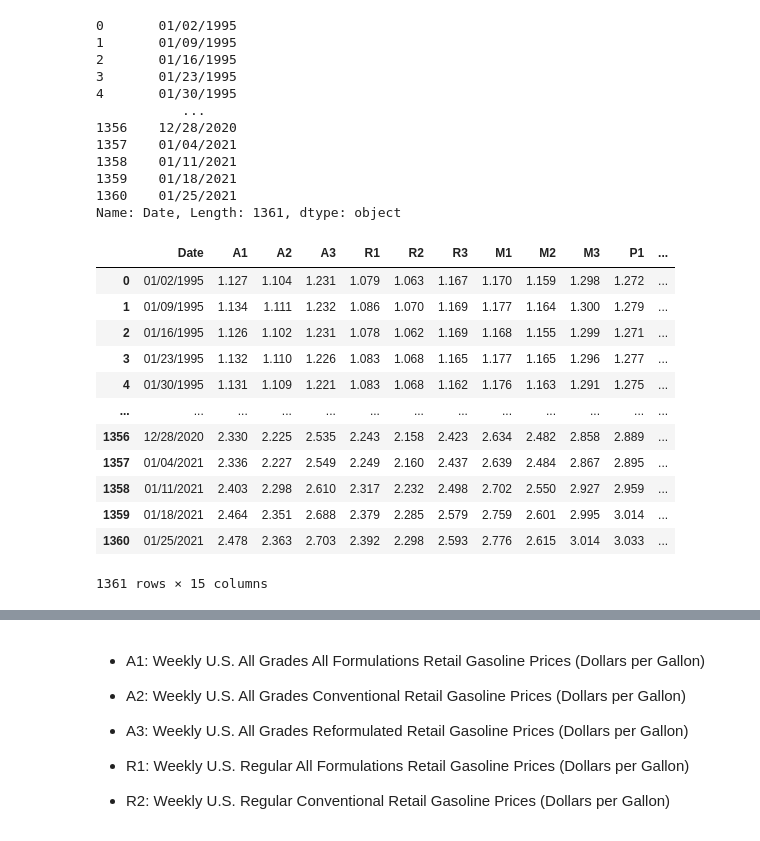
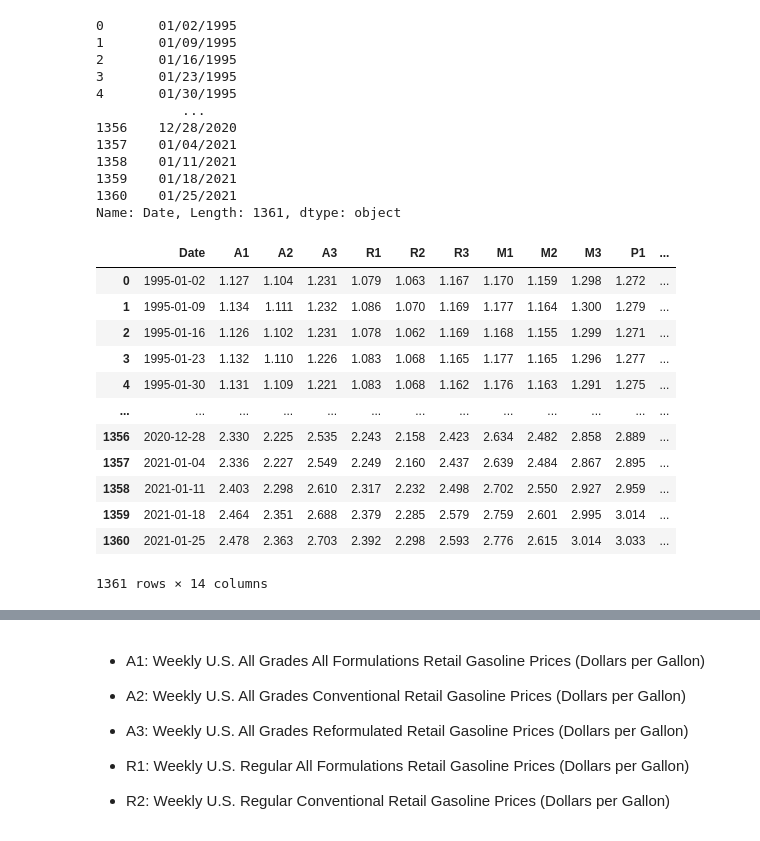
Before and after one commit to EribertoContreras/gas_prices_project, a Jupyter notebook: gas_prices_project.ipynb, the cells around one changed output, grey strips where cells are left out. Cells and saved outputs as stored; diff of their text form; code cells hidden in the pictures.

```diff
--- a/gas_prices_project.ipynb
+++ b/gas_prices_project.ipynb
@@ -169,20 +171,20 @@ gas_prices.Date
 1360    01/25/2021
 Name: Date, Length: 1361, dtype: object
 # %%
-gas_prices['t'] = pd.to_datetime(gas_prices['Date'],format='%m/%d/%Y')
+gas_prices['Date'] = pd.to_datetime(gas_prices['Date'],format='%m/%d/%Y')
 gas_prices
 # %% [output]
 |  | Date | A1 | A2 | A3 | R1 | R2 | R3 | M1 | M2 | M3 | P1 | ... |
-| 0 | 01/02/1995 | 1.127 | 1.104 | 1.231 | 1.079 | 1.063 | 1.167 | 1.170 | 1.159 | 1.298 | 1.272 | ... |
-| 1 | 01/09/1995 | 1.134 | 1.111 | 1.232 | 1.086 | 1.070 | 1.169 | 1.177 | 1.164 | 1.300 | 1.279 | ... |
-| 2 | 01/16/1995 | 1.126 | 1.102 | 1.231 | 1.078 | 1.062 | 1.169 | 1.168 | 1.155 | 1.299 | 1.271 | ... |
-| 3 | 01/23/1995 | 1.132 | 1.110 | 1.226 | 1.083 | 1.068 | 1.165 | 1.177 | 1.165 | 1.296 | 1.277 | ... |
-| 4 | 01/30/1995 | 1.131 | 1.109 | 1.221 | 1.083 | 1.068 | 1.162 | 1.176 | 1.163 | 1.291 | 1.275 | ... |
+| 0 | 1995-01-02 | 1.127 | 1.104 | 1.231 | 1.079 | 1.063 | 1.167 | 1.170 | 1.159 | 1.298 | 1.272 | ... |
+| 1 | 1995-01-09 | 1.134 | 1.111 | 1.232 | 1.086 | 1.070 | 1.169 | 1.177 | 1.164 | 1.300 | 1.279 | ... |
+| 2 | 1995-01-16 | 1.126 | 1.102 | 1.231 | 1.078 | 1.062 | 1.169 | 1.168 | 1.155 | 1.299 | 1.271 | ... |
+| 3 | 1995-01-23 | 1.132 | 1.110 | 1.226 | 1.083 | 1.068 | 1.165 | 1.177 | 1.165 | 1.296 | 1.277 | ... |
+| 4 | 1995-01-30 | 1.131 | 1.109 | 1.221 | 1.083 | 1.068 | 1.162 | 1.176 | 1.163 | 1.291 | 1.275 | ... |
 | ... | ... | ... | ... | ... | ... | ... | ... | ... | ... | ... | ... | ... |
-| 1356 | 12/28/2020 | 2.330 | 2.225 | 2.535 | 2.243 | 2.158 | 2.423 | 2.634 | 2.482 | 2.858 | 2.889 | ... |
-| 1357 | 01/04/2021 | 2.336 | 2.227 | 2.549 | 2.249 | 2.160 | 2.437 | 2.639 | 2.484 | 2.867 | 2.895 | ... |
-| 1358 | 01/11/2021 | 2.403 | 2.298 | 2.610 | 2.317 | 2.232 | 2.498 | 2.702 | 2.550 | 2.927 | 2.959 | ... |
-| 1359 | 01/18/2021 | 2.464 | 2.351 | 2.688 | 2.379 | 2.285 | 2.579 | 2.759 | 2.601 | 2.995 | 3.014 | ... |
-| 1360 | 01/25/2021 | 2.478 | 2.363 | 2.703 | 2.392 | 2.298 | 2.593 | 2.776 | 2.615 | 3.014 | 3.033 | ... |
+| 1356 | 2020-12-28 | 2.330 | 2.225 | 2.535 | 2.243 | 2.158 | 2.423 | 2.634 | 2.482 | 2.858 | 2.889 | ... |
+| 1357 | 2021-01-04 | 2.336 | 2.227 | 2.549 | 2.249 | 2.160 | 2.437 | 2.639 | 2.484 | 2.867 | 2.895 | ... |
+| 1358 | 2021-01-11 | 2.403 | 2.298 | 2.610 | 2.317 | 2.232 | 2.498 | 2.702 | 2.550 | 2.927 | 2.959 | ... |
+| 1359 | 2021-01-18 | 2.464 | 2.351 | 2.688 | 2.379 | 2.285 | 2.579 | 2.759 | 2.601 | 2.995 | 3.014 | ... |
+| 1360 | 2021-01-25 | 2.478 | 2.363 | 2.703 | 2.392 | 2.298 | 2.593 | 2.776 | 2.615 | 3.014 | 3.033 | ... |
-1361 rows × 15 columns
+1361 rows × 14 columns
 # %%
```
Also changed, not shown: parts of 78 cells of this notebook, 3 other files.
